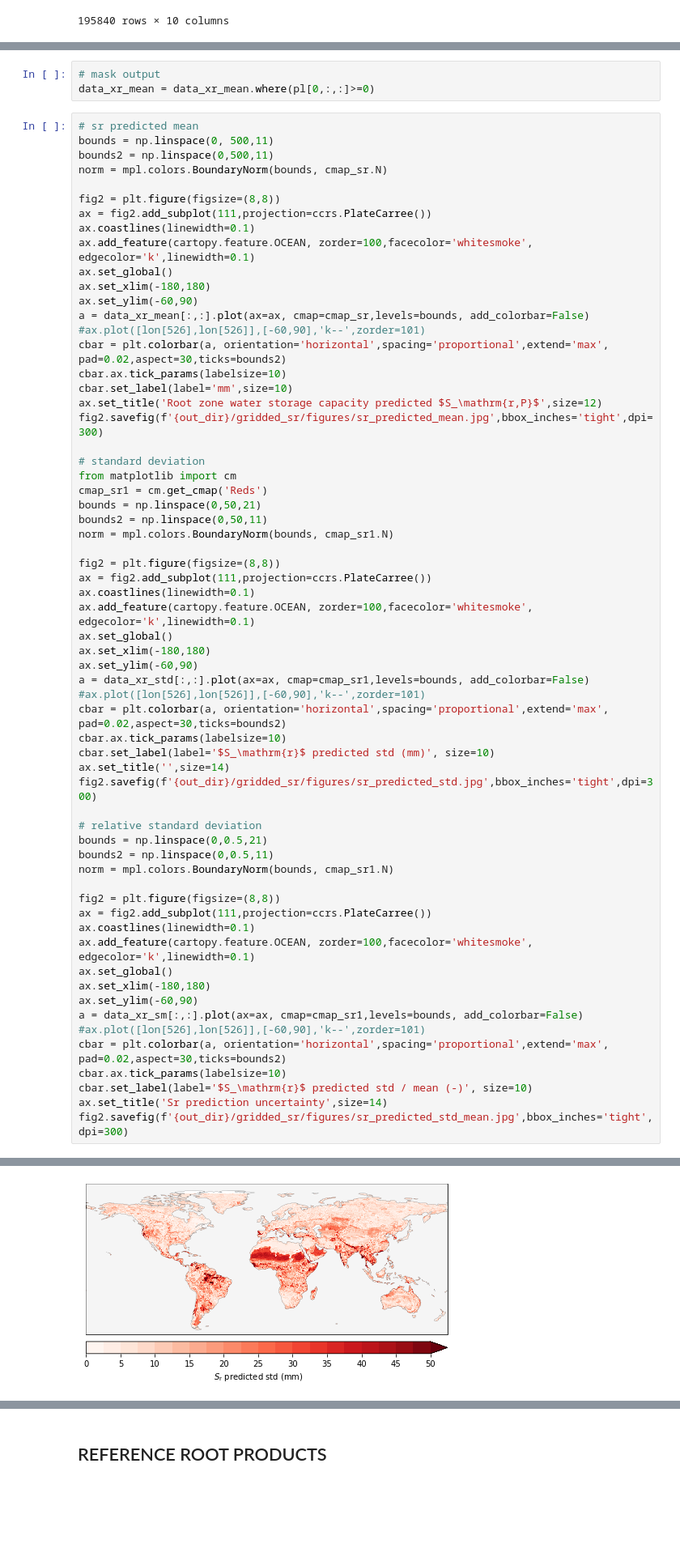
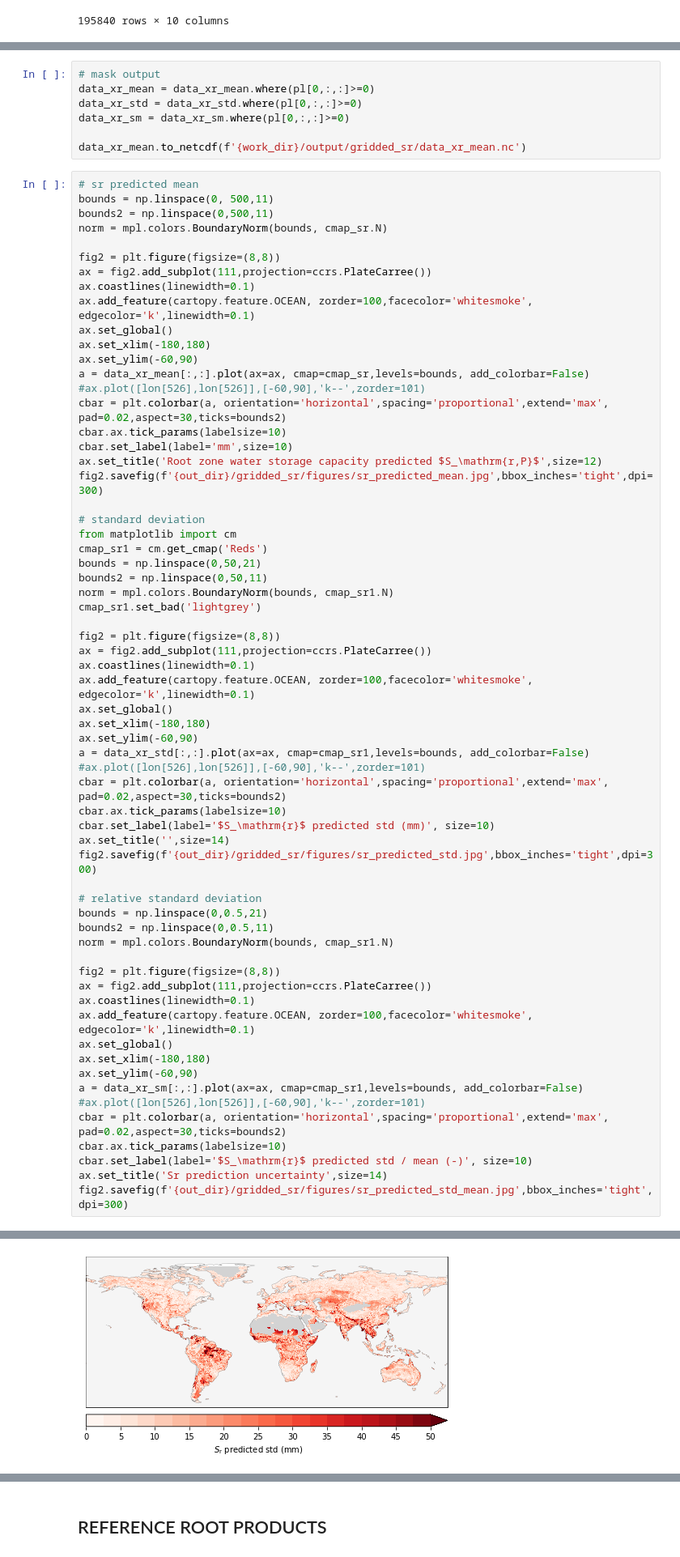
Before and after one commit to fvanoorschot/global_sr_module, a Jupyter notebook: global_sr_comparison.ipynb, the cells around one changed output, grey strips where cells are left out. Shown at 81% size. Cells and saved outputs as stored; diff of their text form; blank space fills up the shorter version.

```diff
--- a/global_sr_comparison.ipynb
+++ b/global_sr_comparison.ipynb
@@ -690,6 +692,10 @@ fig2.savefig(f'{out_dir}/gridded_sr/figures/sr_predicted_points.jpg',bbox_inches
 # %%
 # mask output
 data_xr_mean = data_xr_mean.where(pl[0,:,:]>=0)
+data_xr_std = data_xr_std.where(pl[0,:,:]>=0)
+data_xr_sm = data_xr_sm.where(pl[0,:,:]>=0)
+
+data_xr_mean.to_netcdf(f'{work_dir}/output/gridded_sr/data_xr_mean.nc')
 # %%
 # sr predicted mean
 bounds = np.linspace(0, 500,11)
@@ -717,6 +723,7 @@ cmap_sr1 = cm.get_cmap('Reds')
 bounds = np.linspace(0,50,21)
 bounds2 = np.linspace(0,50,11)
 norm = mpl.colors.BoundaryNorm(bounds, cmap_sr1.N)
+cmap_sr1.set_bad('lightgrey')
 
 fig2 = plt.figure(figsize=(8,8))
 ax = fig2.add_subplot(111,projection=ccrs.PlateCarree())
@@ -727,31 +734,31 @@ ax.set_xlim(-180,180)
 ax.set_ylim(-60,90)
 a = data_xr_std[:,:].plot(ax=ax, cmap=cmap_sr1,levels=bounds, add_colorbar=False)
 #ax.plot([lon[526],lon[526]],[-60,90],'k--',zorder=101)
 cbar = plt.colorbar(a, orientation='horizontal',spacing='proportional',extend='max', pad=0.02,aspect=30,ticks=bounds2)
 cbar.ax.tick_params(labelsize=10)
 cbar.set_label(label='$S_\mathrm{r}$ predicted std (mm)', size=10)
 ax.set_title('',size=14)
 fig2.savefig(f'{out_dir}/gridded_sr/figures/sr_predicted_std.jpg',bbox_inches='tight',dpi=300)
 
 # relative standard deviation
 bounds = np.linspace(0,0.5,21)
 bounds2 = np.linspace(0,0.5,11)
 norm = mpl.colors.BoundaryNorm(bounds, cmap_sr1.N)
 
 fig2 = plt.figure(figsize=(8,8))
 ax = fig2.add_subplot(111,projection=ccrs.PlateCarree())
 ax.coastlines(linewidth=0.1)
 ax.add_feature(cartopy.feature.OCEAN, zorder=100,facecolor='whitesmoke', edgecolor='k',linewidth=0.1)
 ax.set_global()
 ax.set_xlim(-180,180)
 ax.set_ylim(-60,90)
 a = data_xr_sm[:,:].plot(ax=ax, cmap=cmap_sr1,levels=bounds, add_colorbar=False)
 #ax.plot([lon[526],lon[526]],[-60,90],'k--',zorder=101)
 cbar = plt.colorbar(a, orientation='horizontal',spacing='proportional',extend='max', pad=0.02,aspect=30,ticks=bounds2)
 cbar.ax.tick_params(labelsize=10)
 cbar.set_label(label='$S_\mathrm{r}$ predicted std / mean (-)', size=10)
 ax.set_title('Sr prediction uncertainty',size=14)
 fig2.savefig(f'{out_dir}/gridded_sr/figures/sr_predicted_std_mean.jpg',bbox_inches='tight',dpi=300)
 # %% [output]
 [figure]
-[figure, old version]
+[figure, new version]
```
Also changed, not shown: parts of 6 cells of this notebook, 1 other file.
